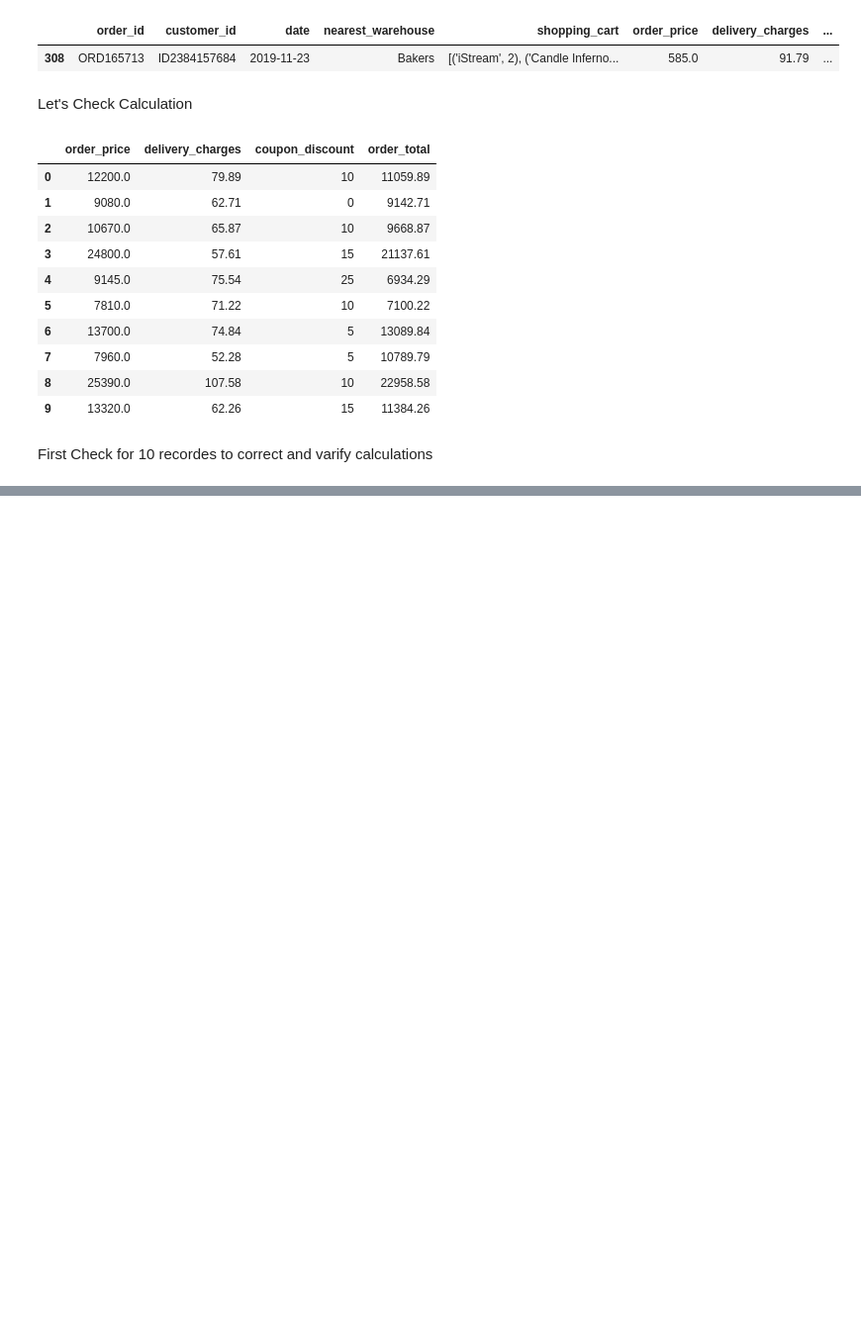
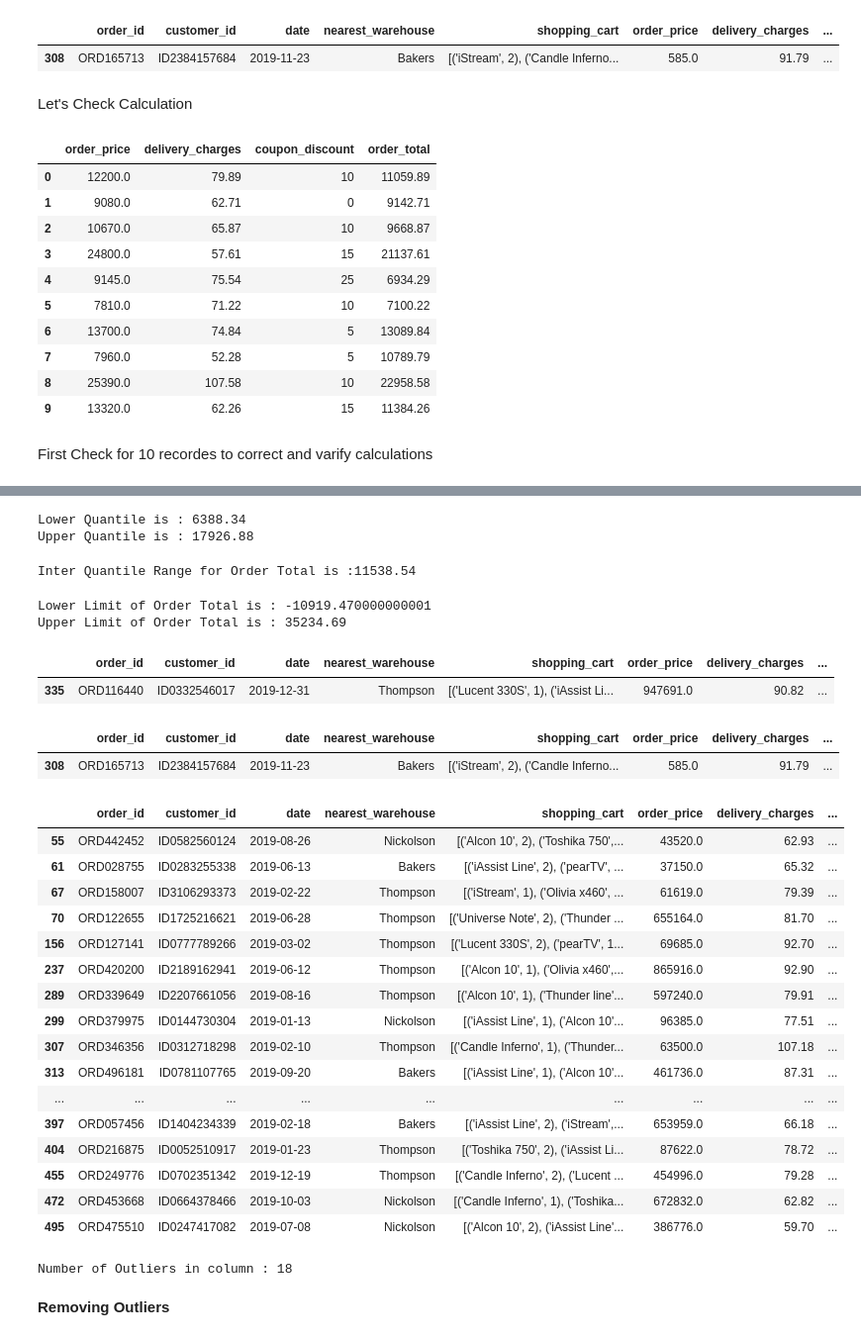
Before and after one commit to prateekkosta/Retail-Data-cleaning-and-EDA, a Jupyter notebook: Retail_Data_Cleaning_EDA.ipynb, the cells around one changed output, grey strips where cells are left out. Shown at 99% size. Drawn from its saved outputs; the diff is of its cells as text; code cells hidden in the pictures; blank space fills up the shorter version.

```diff
--- a/Retail_Data_Cleaning_EDA.ipynb
+++ b/Retail_Data_Cleaning_EDA.ipynb
@@ -379,0 +401,68 @@ Order total of record at index 9 is: 11674.62
+# %%
+dirty_data['order_total']= pd.Series(lis)
+# %%
+Q1_order_total= dirty_data['order_total'].quantile(.25)       #Lower Quantile
+Q3_order_total= dirty_data['order_total'].quantile(.75)        #Upper Quantile
+
+print(f'Lower Quantile is : {Q1_order_total}')
+print(f'Upper Quantile is : {Q3_order_total}')
+# %% [output]
+Lower Quantile is : 6388.34
+Upper Quantile is : 17926.88
+# %%
+#Upper Quantile - Lower Quantile
+
+IQR_order_total= Q3_order_total - Q1_order_total
+print(f'Inter Quantile Range for Order Total is :{IQR_order_total}')
+# %% [output]
+Inter Quantile Range for Order Total is :11538.54
+# %%
+lower_limit_order_total =  Q1_order_total -1.5*IQR_order_total
+upper_limit_order_total = Q3_order_total +1.5*IQR_order_total
+
+print(f'Lower Limit of Order Total is : {lower_limit_order_total}')
+print(f'Upper Limit of Order Total is : {upper_limit_order_total}')
+# %% [output]
+Lower Limit of Order Total is : -10919.470000000001
+Upper Limit of Order Total is : 35234.69
+# %%
+#Maximum value of Order Total
+
+dirty_data[dirty_data['order_total']== dirty_data['order_total'].max()]
+# %% [output]
+|  | order_id | customer_id | date | nearest_warehouse | shopping_cart | order_price | delivery_charges | ... |
+| 335 | ORD116440 | ID0332546017 | 2019-12-31 | Thompson | [('Lucent 330S', 1), ('iAssist Li... | 947691.0 | 90.82 | ... |
+# %%
+#Minimum Value of Order Total is
+
+dirty_data[dirty_data['order_total']== dirty_data['order_total'].min()]
+# %% [output]
+|  | order_id | customer_id | date | nearest_warehouse | shopping_cart | order_price | delivery_charges | ... |
+| 308 | ORD165713 | ID2384157684 | 2019-11-23 | Bakers | [('iStream', 2), ('Candle Inferno... | 585.0 | 91.79 | ... |
+# %%
+outlier_dirty_data= dirty_data[(dirty_data['order_total']< lower_limit_order_total) | (dirty_data['order_total'] > upper_limit_order_total)]
+outlier_dirty_data
+# %% [output]
+|  | order_id | customer_id | date | nearest_warehouse | shopping_cart | order_price | delivery_charges | ... |
+| 55 | ORD442452 | ID0582560124 | 2019-08-26 | Nickolson | [('Alcon 10', 2), ('Toshika 750',... | 43520.0 | 62.93 | ... |
+| 61 | ORD028755 | ID0283255338 | 2019-06-13 | Bakers | [('iAssist Line', 2), ('pearTV', ... | 37150.0 | 65.32 | ... |
+| 67 | ORD158007 | ID3106293373 | 2019-02-22 | Thompson | [('iStream', 1), ('Olivia x460', ... | 61619.0 | 79.39 | ... |
+| 70 | ORD122655 | ID1725216621 | 2019-06-28 | Thompson | [('Universe Note', 2), ('Thunder ... | 655164.0 | 81.70 | ... |
+| 156 | ORD127141 | ID0777789266 | 2019-03-02 | Thompson | [('Lucent 330S', 2), ('pearTV', 1... | 69685.0 | 92.70 | ... |
+| 237 | ORD420200 | ID2189162941 | 2019-06-12 | Thompson | [('Alcon 10', 1), ('Olivia x460',... | 865916.0 | 92.90 | ... |
+| 289 | ORD339649 | ID2207661056 | 2019-08-16 | Thompson | [('Alcon 10', 1), ('Thunder line'... | 597240.0 | 79.91 | ... |
+| 299 | ORD379975 | ID0144730304 | 2019-01-13 | Nickolson | [('iAssist Line', 1), ('Alcon 10'... | 96385.0 | 77.51 | ... |
+| 307 | ORD346356 | ID0312718298 | 2019-02-10 | Thompson | [('Candle Inferno', 1), ('Thunder... | 63500.0 | 107.18 | ... |
+| 313 | ORD496181 | ID0781107765 | 2019-09-20 | Bakers | [('iAssist Line', 1), ('Alcon 10'... | 461736.0 | 87.31 | ... |
+| ... | ... | ... | ... | ... | ... | ... | ... | ... |
+| 397 | ORD057456 | ID1404234339 | 2019-02-18 | Bakers | [('iAssist Line', 2), ('iStream',... | 653959.0 | 66.18 | ... |
+| 404 | ORD216875 | ID0052510917 | 2019-01-23 | Thompson | [('Toshika 750', 2), ('iAssist Li... | 87622.0 | 78.72 | ... |
+| 455 | ORD249776 | ID0702351342 | 2019-12-19 | Thompson | [('Candle Inferno', 2), ('Lucent ... | 454996.0 | 79.28 | ... |
+| 472 | ORD453668 | ID0664378466 | 2019-10-03 | Nickolson | [('Candle Inferno', 1), ('Toshika... | 672832.0 | 62.82 | ... |
+| 495 | ORD475510 | ID0247417082 | 2019-07-08 | Nickolson | [('Alcon 10', 2), ('iAssist Line'... | 386776.0 | 59.70 | ... |
+# %%
+print(f'Number of Outliers in column : {outlier_dirty_data.shape[0]}')
+# %% [output]
+Number of Outliers in column : 18
+# %% [markdown]
+**Removing Outliers**
```
Also changed, not shown: parts of 9 cells of this notebook.
